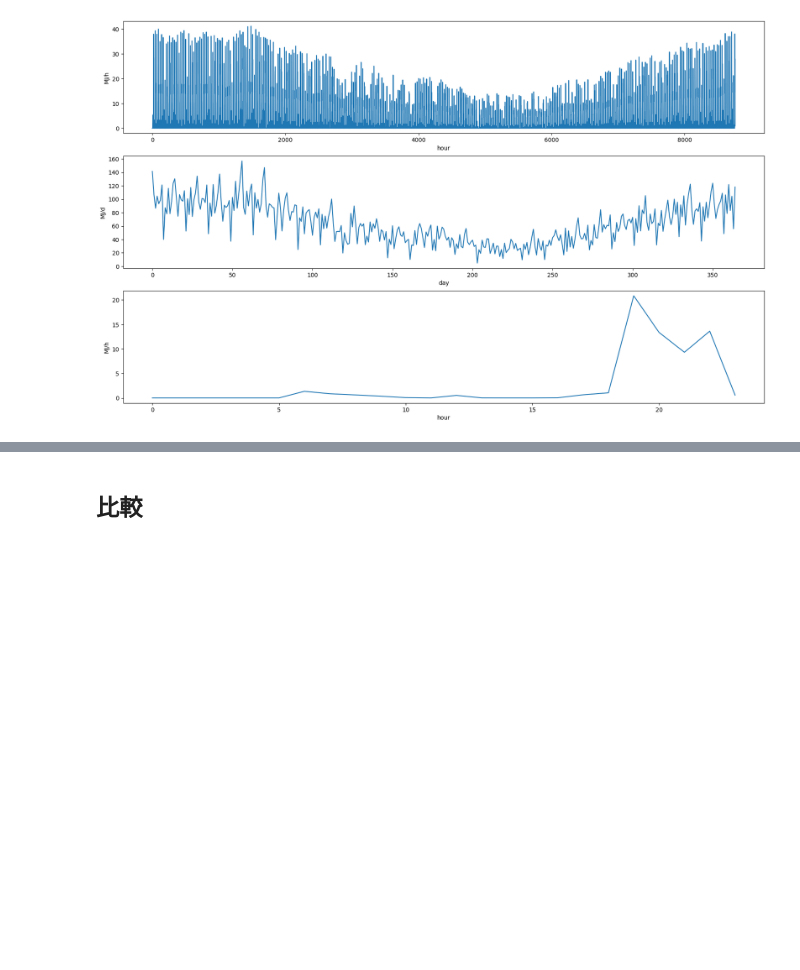
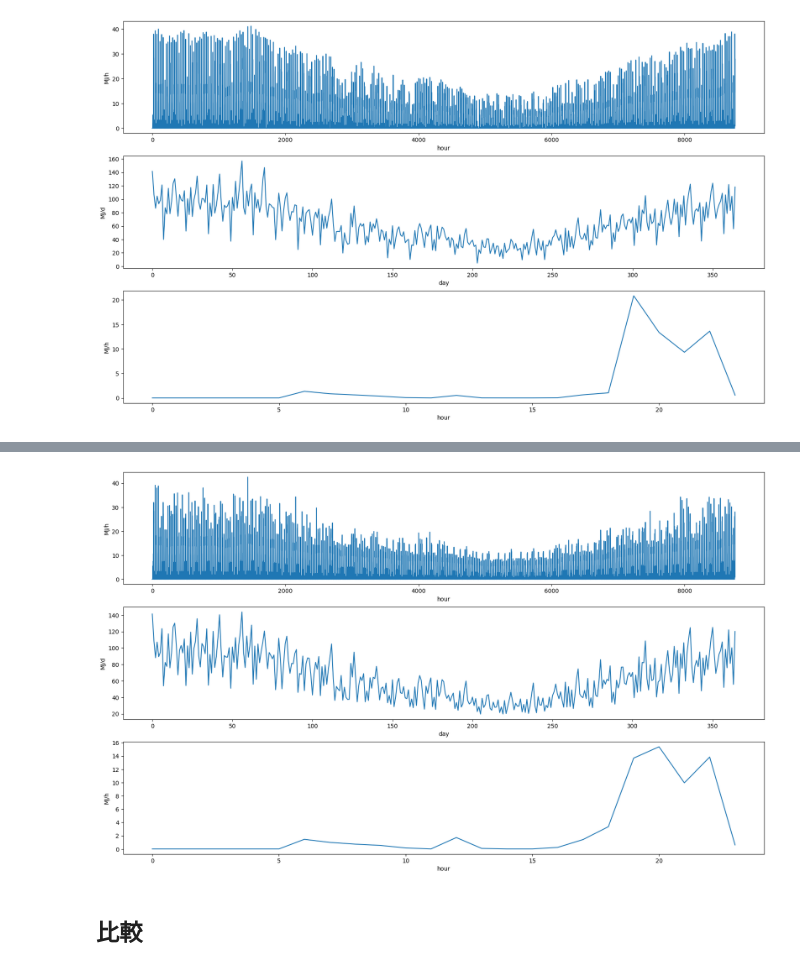
Before and after one commit to BRI-EES-House/pyhees_example, a Jupyter notebook: s09_02_water_based_solar_system.ipynb, the cells around one changed output, grey strips where cells are left out. Cells and saved outputs as stored; diff of their text form; code cells hidden in the pictures; blank space fills up the shorter version.

```diff
--- a/s09_02_water_based_solar_system.ipynb
+++ b/s09_02_water_based_solar_system.ipynb
@@ -177,3 +195,7 @@ get_each_graph(E_W_d_t_3)
+# %%
+get_each_graph(E_W_d_t_6)
+# %% [output]
+[figure, added]
 # %% [markdown]
 ## 比較
 # %%
```
Also changed, not shown: parts of 16 cells of this notebook.
